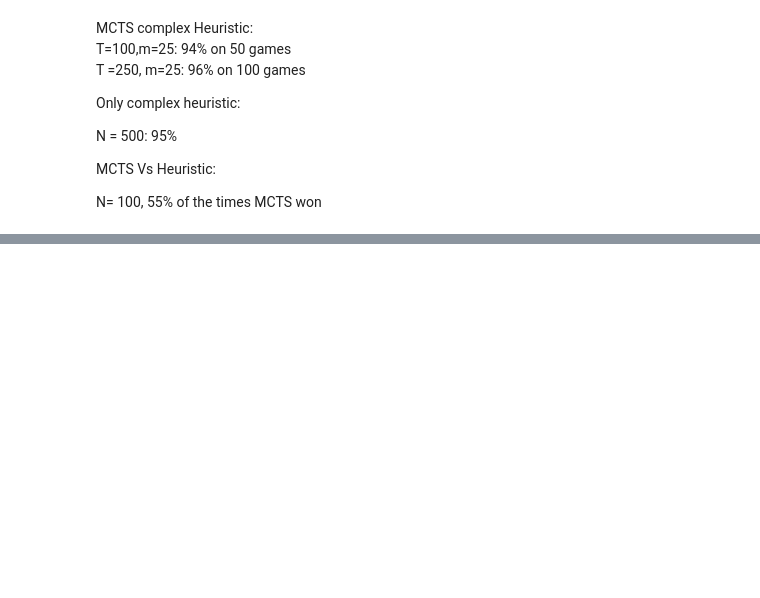
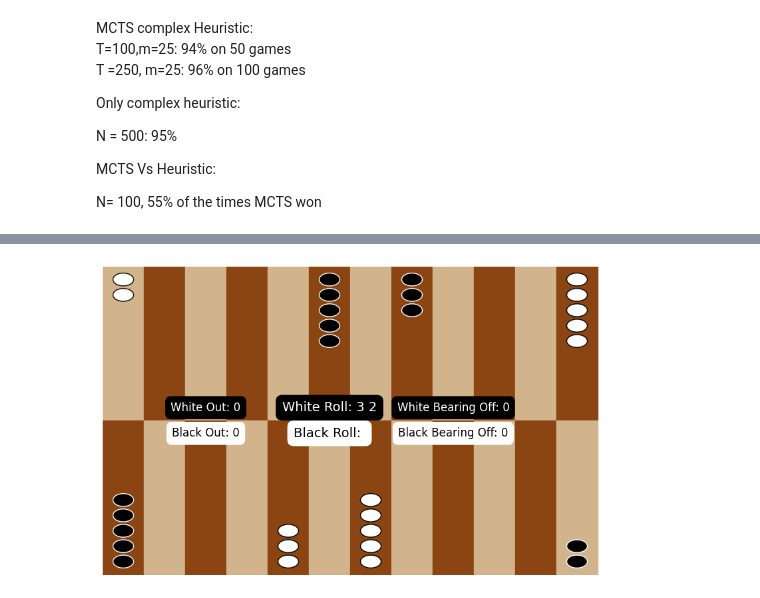
Before and after one commit to OsamaDabb/BackgammonNN, a Jupyter notebook: main.ipynb, the cells around one changed output, grey strips where cells are left out. Saved outputs shown, nothing was run; the diff lists cells and outputs as text; code cells hidden in the pictures; blank space fills up the shorter version.

Commit message:
added code for animation, and animated a sample game for visual clarity.

```diff
--- a/main.ipynb
+++ b/main.ipynb
@@ -1147,15 +227,0 @@ Bring in white piece to position 2
-# %%
-#testing my call to full_step to see if it provides all possible combinations and accurate text descriptions
-mult_options = [0] * 29
-mult_options[3] = 1
-mult_options[5] = 1
-mult_options[WHITE_TURN] = 1
-mult_options = np.array(mult_options)
-
-x = full_step(mult_options, [3,3,3,3])
-
-print(mult_options[BOARD_SPLICE])
-for val in x:
-  print(val[1])
-  print(val[0][BOARD_SPLICE])
-  print("*" * 15)
@@ -1188,0 +228,72 @@ heuristic(hi)
+# %%
+boards, rolls = data_play("MCTS","MCTS", 30)
+# %%
+def display_backgammon_board(board, ax, white_roll, black_roll):
+    """
+    Updates the backgammon board on the given Matplotlib axis, showing rolls and 'out' pieces.
+    """
+    ax.clear()  # Clear the axis for redrawing
+    ax.set_xlim(0, 15)
+    ax.set_ylim(0, 12)
+    ax.axis('off')
+
+    # Draw triangles for points
+    for i in range(12):
+        # Top triangles
+        color = "tan" if i % 2 == 0 else "saddlebrown"
+        ax.fill_between([i, i + 1], [6, 6], [12, 12], color=color)
+        # Bottom triangles
+        color = "saddlebrown" if i % 2 == 0 else "tan"
+        ax.fill_between([i, i + 1], [6, 6], [0, 0], color=color)
+
+    # Draw pieces
+    for i, count in enumerate(board[BOARD_SPLICE]):  # Main points on the board
+        x = i % 12 + 0.5  # Center of the triangle
+        top = i < 12
+        y_start = 11.5 if top else 0.5
+        dy = -0.6 if top else 0.6
+
+        for j in range(abs(count)):
+            y = y_start + j * dy
+            color = "white" if count > 0 else "black"
+            edge_color = "black" if count > 0 else "white"
+            ax.add_patch(plt.Circle((x, y), 0.25, color=color, ec=edge_color, lw=1))
+
+    # Show "out" and "bearing off" counts in the center
+    ax.text(2.5, 6.5, f"White Out: {board[WHITE_OUT]}", fontsize=12, ha="center", va="center", color="white", bbox=dict(facecolor="black", edgecolor="none", boxstyle="round,pad=0.5"))
+    ax.text(2.5, 5.5, f"Black Out: {board[BLACK_OUT]}", fontsize=12, ha="center", va="center", color="black", bbox=dict(facecolor="white", edgecolor="none", boxstyle="round,pad=0.5"))
+    ax.text(8.5, 6.5, f"White Bearing Off: {board[WHITE_BEARING]}", fontsize=12, ha="center", va="center", color="white", bbox=dict(facecolor="black", edgecolor="none", boxstyle="round,pad=0.5"))
+    ax.text(8.5, 5.5, f"Black Bearing Off: {board[BLACK_BEARING]}", fontsize=12, ha="center", va="center", color="black", bbox=dict(facecolor="white", edgecolor="none", boxstyle="round,pad=0.5"))
+
+    # Show dice rolls
+    ax.text(5.5, 6.5, f"White Roll: {white_roll}", fontsize=14, ha="center", va="center", color="white", bbox=dict(facecolor="black", edgecolor="none", boxstyle="round,pad=0.5"))
+    ax.text(5.5, 5.5, f"Black Roll: {black_roll}", fontsize=14, ha="center", va="center", color="black", bbox=dict(facecolor="white", edgecolor="none", boxstyle="round,pad=0.5"))
+
+    plt.pause(0.1)  # Pause briefly to allow the figure to update
+
+
+def main():
+
+    fig, ax = plt.subplots(figsize=(12, 6))
+    plt.ion()  # Enable interactive mode
+
+    for turn in range(30):  # Simulate 10 turns
+
+        white_roll = ""
+        black_roll = ""
+        if turn % 2 == 0:
+            white_roll = " ".join(map(str, rolls[turn]))
+        else: black_roll = " ".join(map(str, rolls[turn]))
+
+        disp_board = boards[turn][:-1]
+
+        display_backgammon_board(disp_board, ax, white_roll, black_roll)
+        sleep(1)  # Pause to simulate time between turns
+
+    plt.ioff()  # Disable interactive mode
+    plt.show()  # Keep the final board displayed
+
+
+main()
+# %% [output]
+[figure, added]
```
Also changed, not shown: parts of 36 cells of this notebook, 8 other files.
